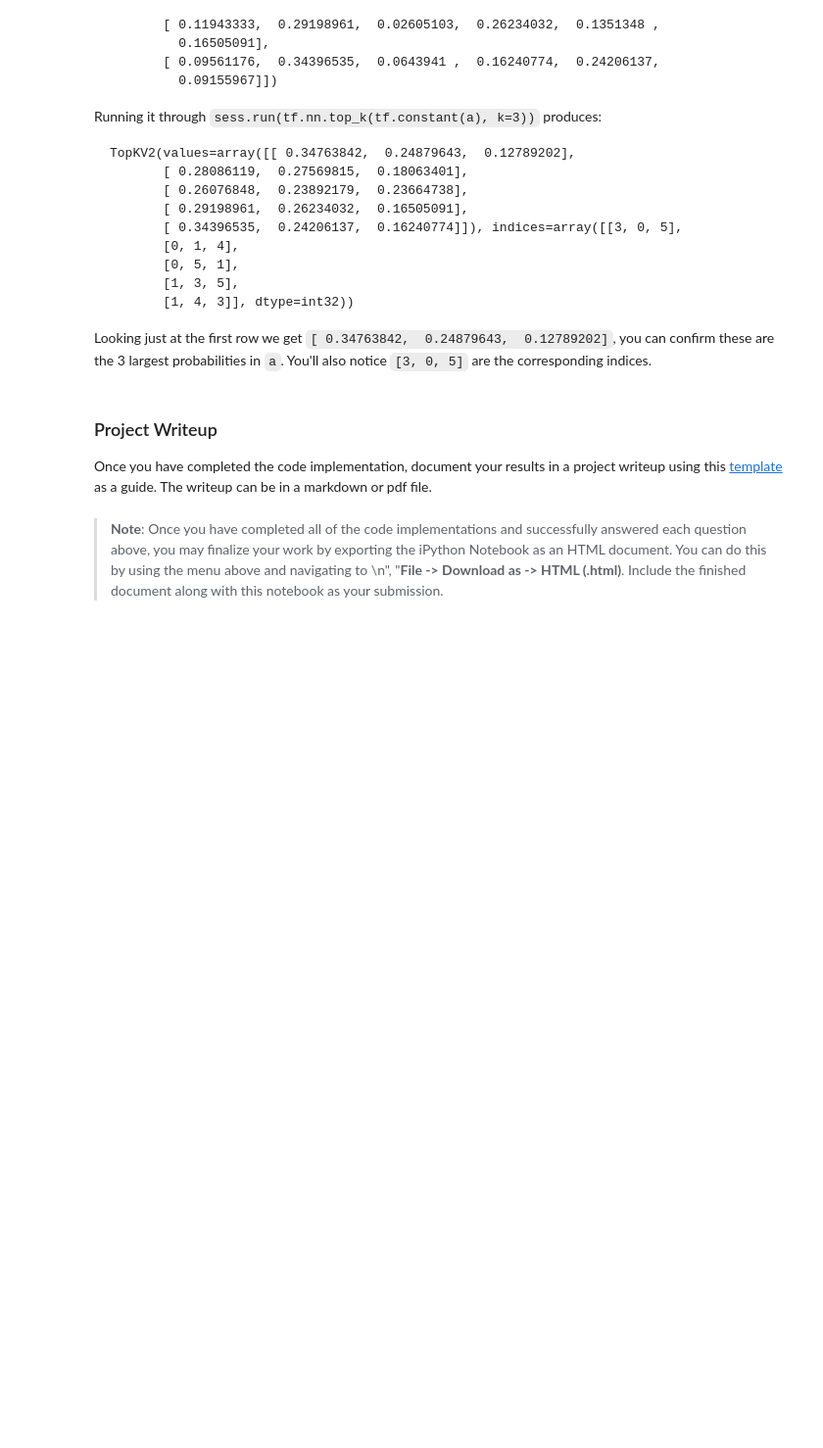
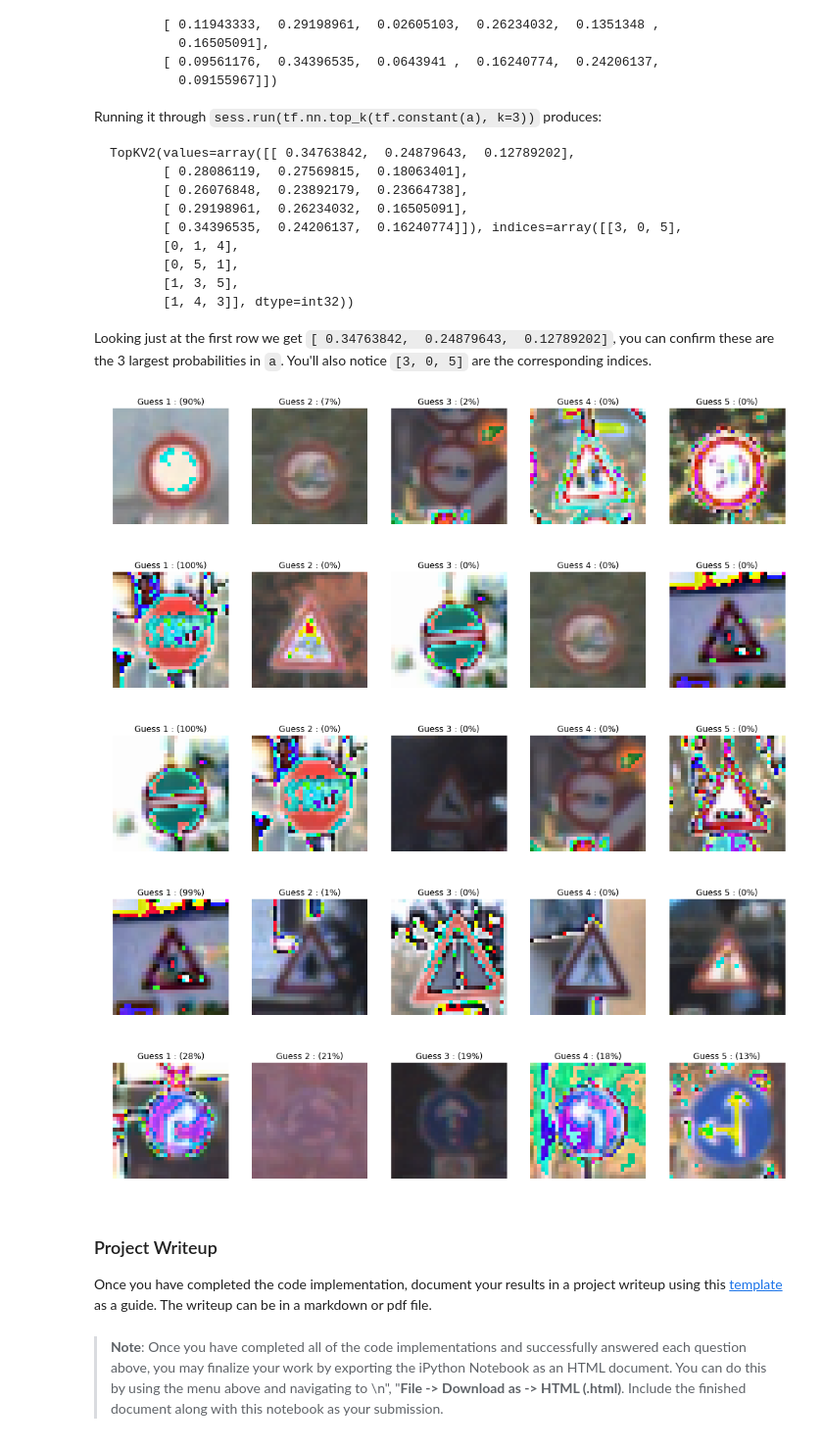
Before and after one commit to ildefonsotico/TrafficSignsClassification, a Jupyter notebook: Traffic_Sign_Classifier.ipynb, the cells around one changed output. Shown: that part at 98% size. Drawn from its saved outputs; the diff is of its cells as text; code cells hidden in the pictures; blank space fills up the shorter version.

Commit message:
Add files via upload
The newest version of the traffic Ipython

```diff
--- a/Traffic_Sign_Classifier.ipynb
+++ b/Traffic_Sign_Classifier.ipynb
@@ -201,7 +238,7 @@ print(y_train[index])
 ### Feel free to use as many code cells as needed.
 import tensorflow as tf
 
-EPOCHS = 500
+EPOCHS = 30
 BATCH_SIZE = 128
 # %%
 from tensorflow.contrib.layers import flatten
@@ -259,7 +296,7 @@ def LeNet(x):
 
     return logits
 # %%
-def forward_pass(x):
+def ildnet(x):
     """Perform a forward pass through the network
 
     Parameters
@@ -354,7 +391,7 @@ sets imply underfitting. A high accuracy on the training set but low accuracy on
 rate = 0.001
 
 #logits = LeNet(x)
-logits = forward_pass(x)
+logits = ildnet(x)
 cross_entropy = tf.nn.softmax_cross_entropy_with_logits(labels=one_hot_y, logits=logits)
 loss_operation = tf.reduce_mean(cross_entropy)
 optimizer = tf.train.AdamOptimizer(learning_rate = rate)
@@ -528,3 +566,34 @@ Looking just at the first row we get `[ 0.34763842,  0.24879643,  0.12789202]`,
+# %%
+### Print out the top five softmax probabilities for the predictions on the German traffic sign images found on the web.
+### Feel free to use as many code cells as needed.
+k_size = 5
+softmax_logits = tf.nn.softmax(logits)
+top_k = tf.nn.top_k(softmax_logits, k=k_size)
+
+with tf.Session() as sess:
+    sess.run(tf.global_variables_initializer())
+    saver.restore(sess, "./traffic-signs")
+    my_softmax_logits = sess.run(softmax_logits, feed_dict={x: X_new, keep_prob: 1.0})
+    my_top_k = sess.run(top_k, feed_dict={x: X_new, keep_prob: 1.0})
+
+    for i in range(5):
+        figures = {}
+        labels = {}
+
+        figures[0] = X_real_german_sample[i]
+        labels[0] = "Original"
+
+        for j in range(k_size):
+            labels[j] = 'Guess {} : ({:.0f}%)'.format(j+1, 100*my_top_k[0][i][j])
+            figures[j] = X_valid[np.argwhere(y_valid == my_top_k[1][i][j])[0]].squeeze()
+
+        plot_figures(figures, 1, 5, labels)
+# %% [output]
+[figure, added]
+[figure, added]
+[figure, added]
+[figure, added]
+[figure, added]
 # %% [markdown]
 ### Project Writeup
 
```
Also changed, not shown: parts of 11 cells of this notebook.
